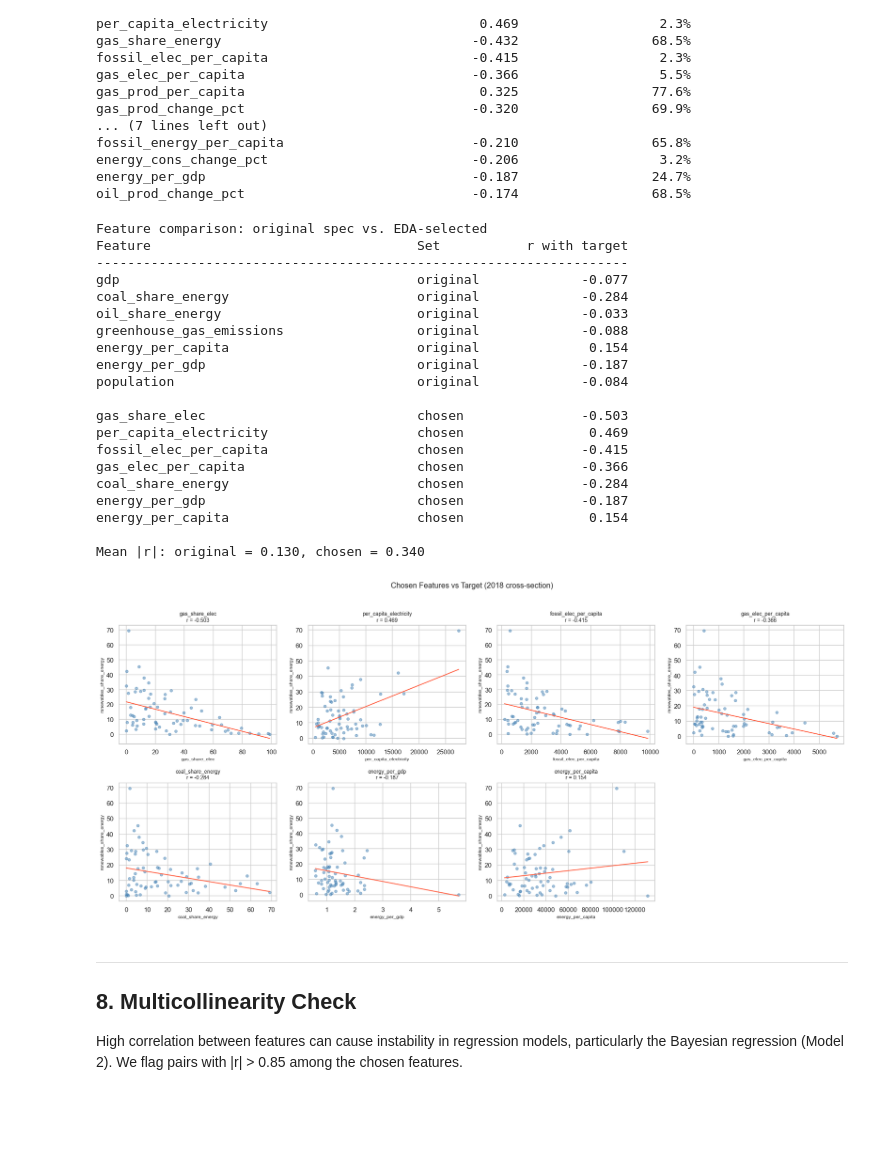
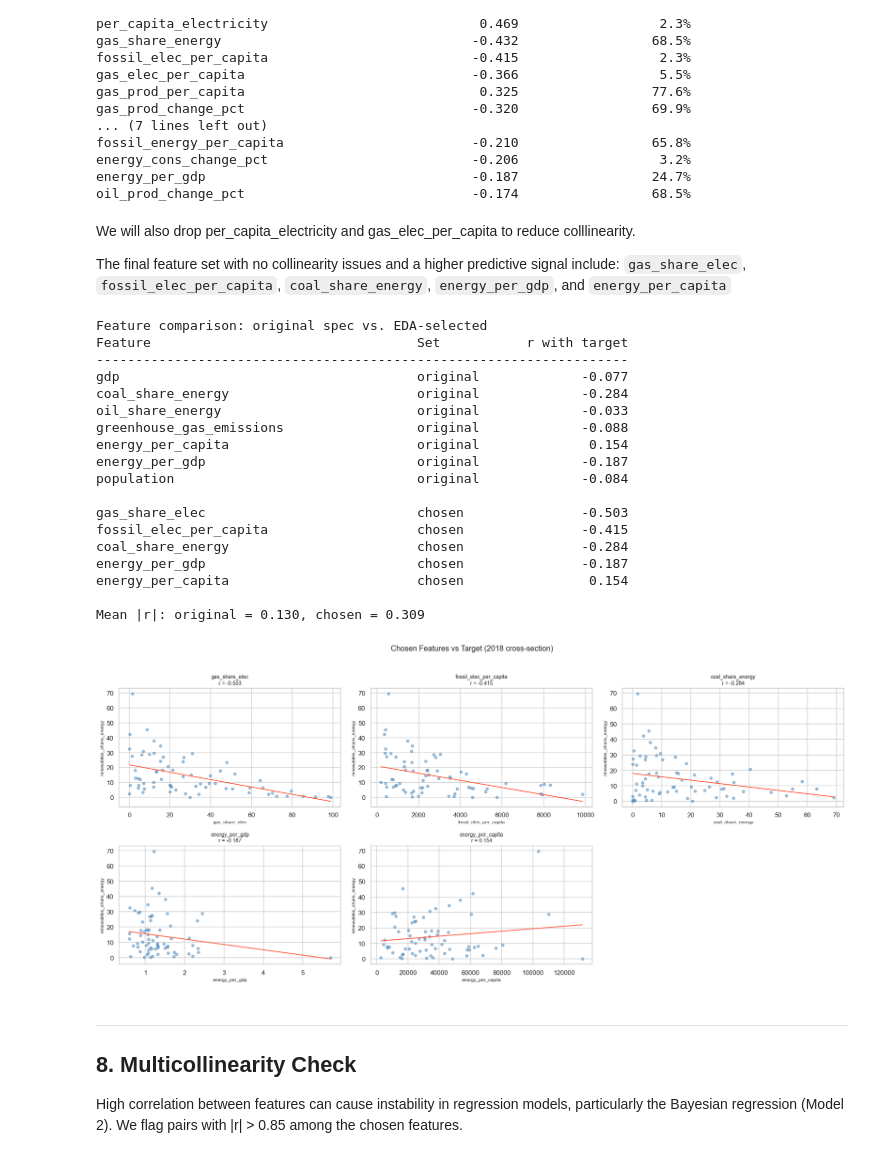
Before and after one commit to iggygonzales/ds4420-final-project, a Jupyter notebook: EDA/EDA_World_Energy_Consumption.ipynb, the cells around one changed output. Saved outputs shown, nothing was run; the diff lists cells and outputs as text; code cells hidden in the pictures; blank space fills up the shorter version.

```diff
--- a/EDA/EDA_World_Energy_Consumption.ipynb
+++ b/EDA/EDA_World_Energy_Consumption.ipynb
@@ -355,6 +355,15 @@ fossil_energy_per_capita                        -0.210                 65.8%
 energy_cons_change_pct                          -0.206                  3.2%
 energy_per_gdp                                  -0.187                 24.7%
 oil_prod_change_pct                             -0.174                 68.5%
+# %% [markdown]
+We will also drop per_capita_electricity and gas_elec_per_capita to reduce colllinearity.
+
+The final feature set with no collinearity issues and a higher predictive signal include:
+`gas_share_elec`,
+`fossil_elec_per_capita`,
+`coal_share_energy`,
+`energy_per_gdp`, and
+`energy_per_capita`
 # %%
 # Show how the chosen features compare to the original spec features
 original_features = [
@@ -364,9 +373,7 @@ original_features = [
 
 chosen_features = [
     'gas_share_elec',
-    'per_capita_electricity',
     'fossil_elec_per_capita',
-    'gas_elec_per_capita',
     'coal_share_energy',
     'energy_per_gdp',
     'energy_per_capita',
@@ -399,36 +406,34 @@ energy_per_gdp                           original             -0.187
 population                               original             -0.084
 
 gas_share_elec                           chosen               -0.503
-per_capita_electricity                   chosen                0.469
 fossil_elec_per_capita                   chosen               -0.415
-gas_elec_per_capita                      chosen               -0.366
 coal_share_energy                        chosen               -0.284
 energy_per_gdp                           chosen               -0.187
 energy_per_capita                        chosen                0.154
 
-Mean |r|: original = 0.130, chosen = 0.340
+Mean |r|: original = 0.130, chosen = 0.309
 # %%
 # Scatter plots: chosen features vs target
-fig, axes = plt.subplots(2, 4, figsize=(18, 8))
+fig, axes = plt.subplots(2, 3, figsize=(18, 8))
 axes = axes.flatten()
 
 for i, feat in enumerate(chosen_features):
     tmp = df_2018[[TARGET, feat]].dropna()
     axes[i].scatter(tmp[feat], tmp[TARGET], alpha=0.5, s=20, color='steelblue')
     m, b = np.polyfit(tmp[feat], tmp[TARGET], 1)
     x_line = np.linspace(tmp[feat].min(), tmp[feat].max(), 100)
     axes[i].plot(x_line, m * x_line + b, color='tomato', linewidth=1.5)
     r = tmp[[TARGET, feat]].corr().iloc[0, 1]
     axes[i].set_title(f'{feat}\nr = {r:.3f}', fontsize=9)
     axes[i].set_xlabel(feat, fontsize=8)
     axes[i].set_ylabel('renewables_share_energy', fontsize=8)
 
 axes[-1].axis('off')  # hide unused 8th panel
 plt.suptitle('Chosen Features vs Target (2018 cross-section)', fontsize=13, y=1.02)
 plt.tight_layout()
 plt.show()
 # %% [output]
-[figure, old version]
+[figure, new version]
 # %% [markdown]
 ---
 ## 8. Multicollinearity Check
```
Also changed, not shown: parts of 2 cells of this notebook, 1 other file.
